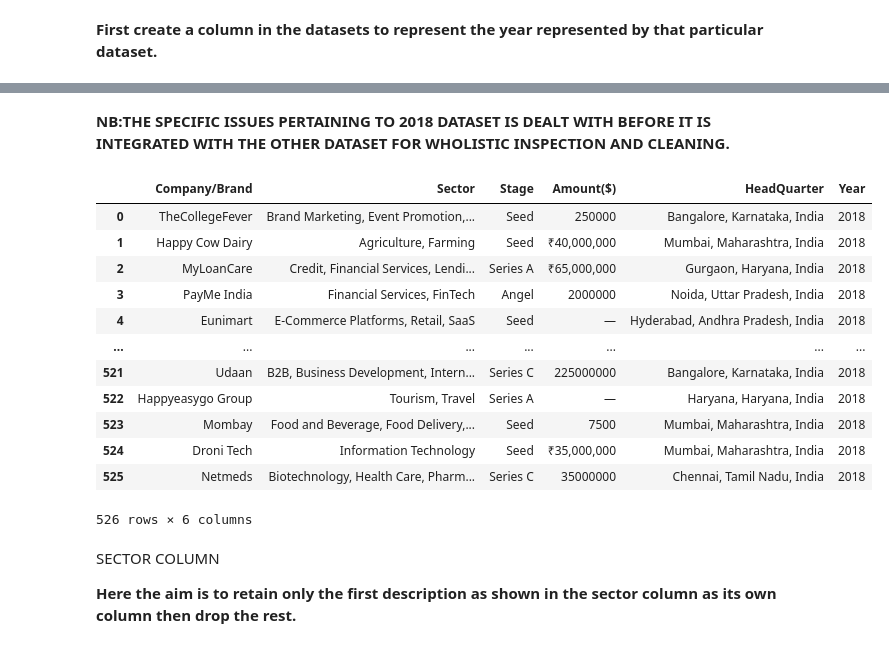
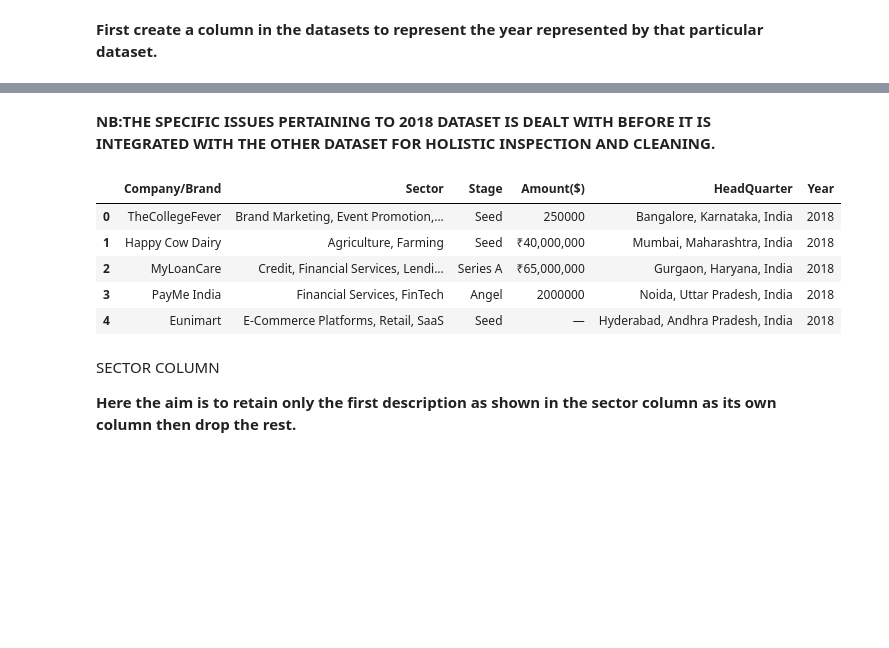
Before and after one commit to musah29/Analysis_of_Indian_Startup_Ecosystem, a Jupyter notebook: BEIJING.ipynb, the cells around one changed output, grey strips where cells are left out. Saved outputs shown, nothing was run; the diff lists cells and outputs as text; code cells hidden in the pictures; blank space fills up the shorter version.

```diff
--- a/BEIJING.ipynb
+++ b/BEIJING.ipynb
@@ -67,7 +67,10 @@ import seaborn as sns
 import matplotlib.pyplot as plt
 from summarytools import dfSummary
 import warnings
+from scipy.stats import f_oneway
 warnings.filterwarnings('ignore')
+# show floats to only 4 deicmal places
+pd.set_option('display.float_format', lambda x: '%0.4f' % x)
 # %% [markdown]
 # LOADING DATA
 # %% [markdown]
@@ -153,25 +116,18 @@ dfSummary(su_18, is_collapsible = True)
 -Names of some of the columns has to be changed for it to be consistent with those of 2019,2020 and 2021.
 # %% [markdown]
-<b>NB:THE SPECIFIC ISSUES PERTAINING TO 2018 DATASET IS DEALT WITH BEFORE IT IS INTEGRATED WITH THE OTHER DATASET FOR WHOLISTIC INSPECTION AND CLEANING.<b>
+<b>NB:THE SPECIFIC ISSUES PERTAINING TO 2018 DATASET IS DEALT WITH BEFORE IT IS INTEGRATED WITH THE OTHER DATASET FOR HOLISTIC INSPECTION AND CLEANING.<b>
 # %%
 #harmonizing the 2018 dataset columns to match the other three datasets
 su_18.columns=['Company/Brand','Sector','Stage','Amount($)','HeadQuarter','Year']
 
-su_18
+su_18.head()
 # %% [output]
 |  | Company/Brand | Sector | Stage | Amount($) | HeadQuarter | Year |
 | 0 | TheCollegeFever | Brand Marketing, Event Promotion,... | Seed | 250000 | Bangalore, Karnataka, India | 2018 |
 | 1 | Happy Cow Dairy | Agriculture, Farming | Seed | ₹40,000,000 | Mumbai, Maharashtra, India | 2018 |
 | 2 | MyLoanCare | Credit, Financial Services, Lendi... | Series A | ₹65,000,000 | Gurgaon, Haryana, India | 2018 |
 | 3 | PayMe India | Financial Services, FinTech | Angel | 2000000 | Noida, Uttar Pradesh, India | 2018 |
 | 4 | Eunimart | E-Commerce Platforms, Retail, SaaS | Seed | — | Hyderabad, Andhra Pradesh, India | 2018 |
-| ... | ... | ... | ... | ... | ... | ... |
-| 521 | Udaan | B2B, Business Development, Intern... | Series C | 225000000 | Bangalore, Karnataka, India | 2018 |
-| 522 | Happyeasygo Group | Tourism, Travel | Series A | — | Haryana, Haryana, India | 2018 |
-| 523 | Mombay | Food and Beverage, Food Delivery,... | Seed | 7500 | Mumbai, Maharashtra, India | 2018 |
-| 524 | Droni Tech | Information Technology | Seed | ₹35,000,000 | Mumbai, Maharashtra, India | 2018 |
-| 525 | Netmeds | Biotechnology, Health Care, Pharm... | Series C | 35000000 | Chennai, Tamil Nadu, India | 2018 |
-526 rows × 6 columns
 # %% [markdown]
 SECTOR COLUMN
 
```
Also changed, not shown: parts of 69 cells of this notebook.
